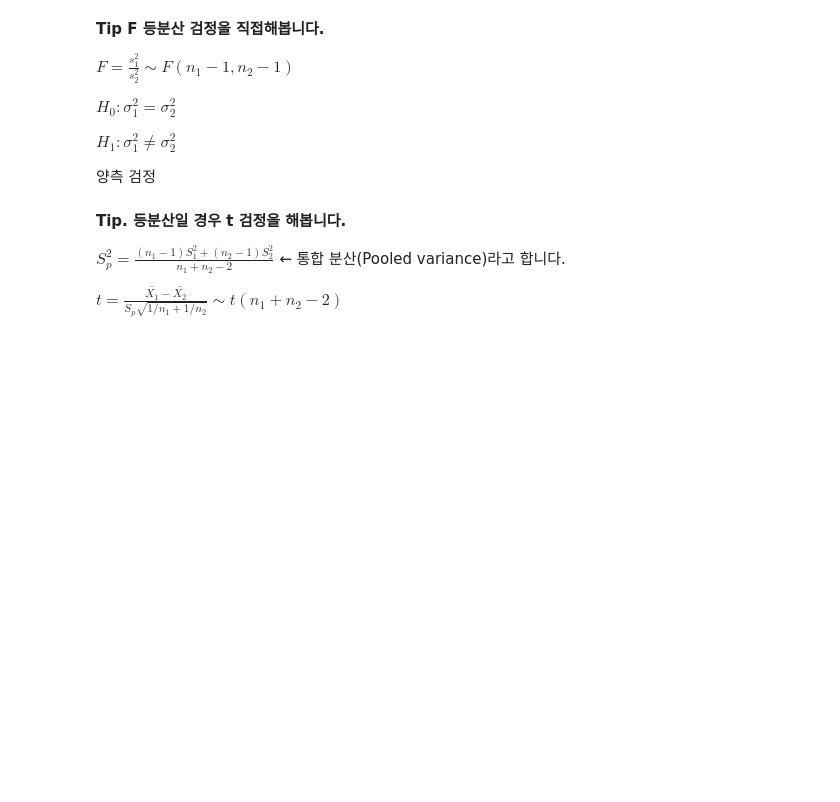
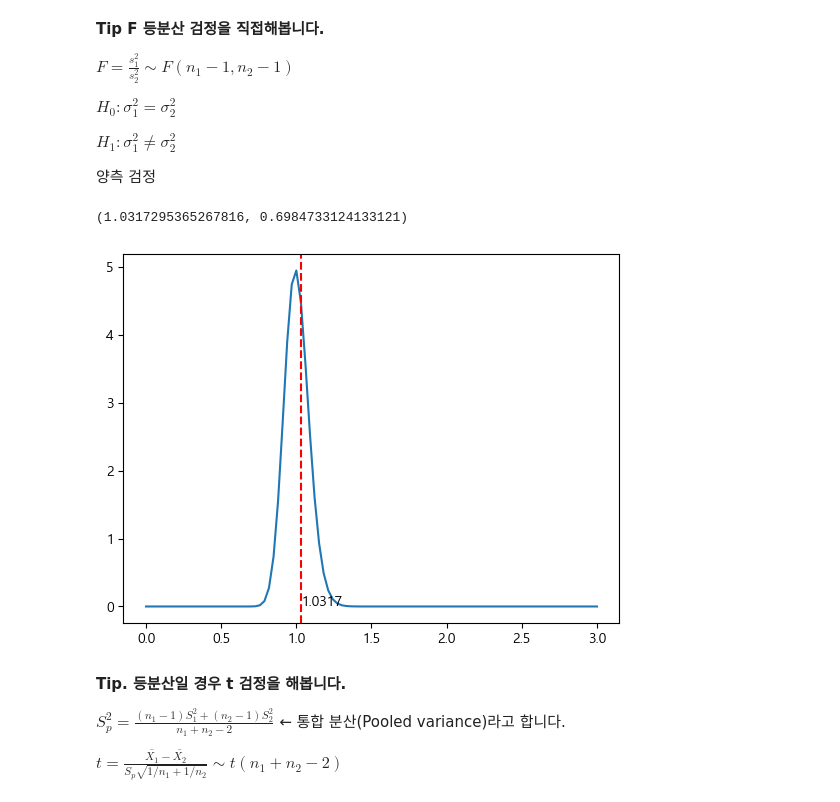
Before and after one commit to sunkusun9/DS_lv3_2603_2, a Jupyter notebook: sec_ds_lv3_prob3_prob.ipynb, the cells around one changed output. Cells and saved outputs as stored; diff of their text form; code cells hidden in the pictures; blank space fills up the shorter version.

```diff
--- a/sec_ds_lv3_prob3_prob.ipynb
+++ b/sec_ds_lv3_prob3_prob.ipynb
@@ -1159,6 +1173,31 @@ $H_0: \sigma_1^2 = \sigma_2^2$
 $H_1: \sigma_1^2 \ne \sigma_2^2$
 
 양측 검정
+# %%
+from scipy.stats import f
+# H0: sigma1^2 = simga2^2  H1: sigma1^2 <> simga2^2
+# F = (s1^2 / sigma1^2) / (s2^2 / sigma2^2)
+# 귀무가설 맞다라는 가정에서 시작할 수 있습니다.
+# => F = s1^2 / s2^2
+s_var = df_prob2.groupby('AM')['Avg'].var()
+s_nm1 = df_prob2['AM'].value_counts() - 1
+F = s_var.loc[0] / s_var.loc[1]
+F, min(f.cdf(F, s_nm1.loc[0], s_nm1.loc[1]), f.sf(F, s_nm1.loc[0], s_nm1.loc[1])) * 2
+# %% [output]
+(1.0317295365267816, 0.6984733124133121)
+# %%
+from scipy.stats import f
+# 두 범주별 표본분산
+s_nm1 = df_prob2['AM'].value_counts() - 1
+# 두 범주별 표본수 - 1 => 자유도
+s_var = df_prob2.groupby('AM')['Avg'].var()
+F = df_prob2.groupby('AM')['Avg'].var().pipe(lambda x: x[0] / x[1])
+plt.plot(np.linspace(0, 3, 100), f.pdf(np.linspace(0, 3, 100), s_nm1.loc[0], s_nm1.loc[1]))
+plt.axvline(F, color='red', linestyle='--')
+plt.text(F, 0.01, str(F)[:6])
+plt.show()
+# %% [output]
+[figure, added]
 # %% [markdown]
 **Tip. 등분산일 경우 t 검정을 해봅니다.**
 
```
Also changed, not shown: parts of 8 cells of this notebook.
